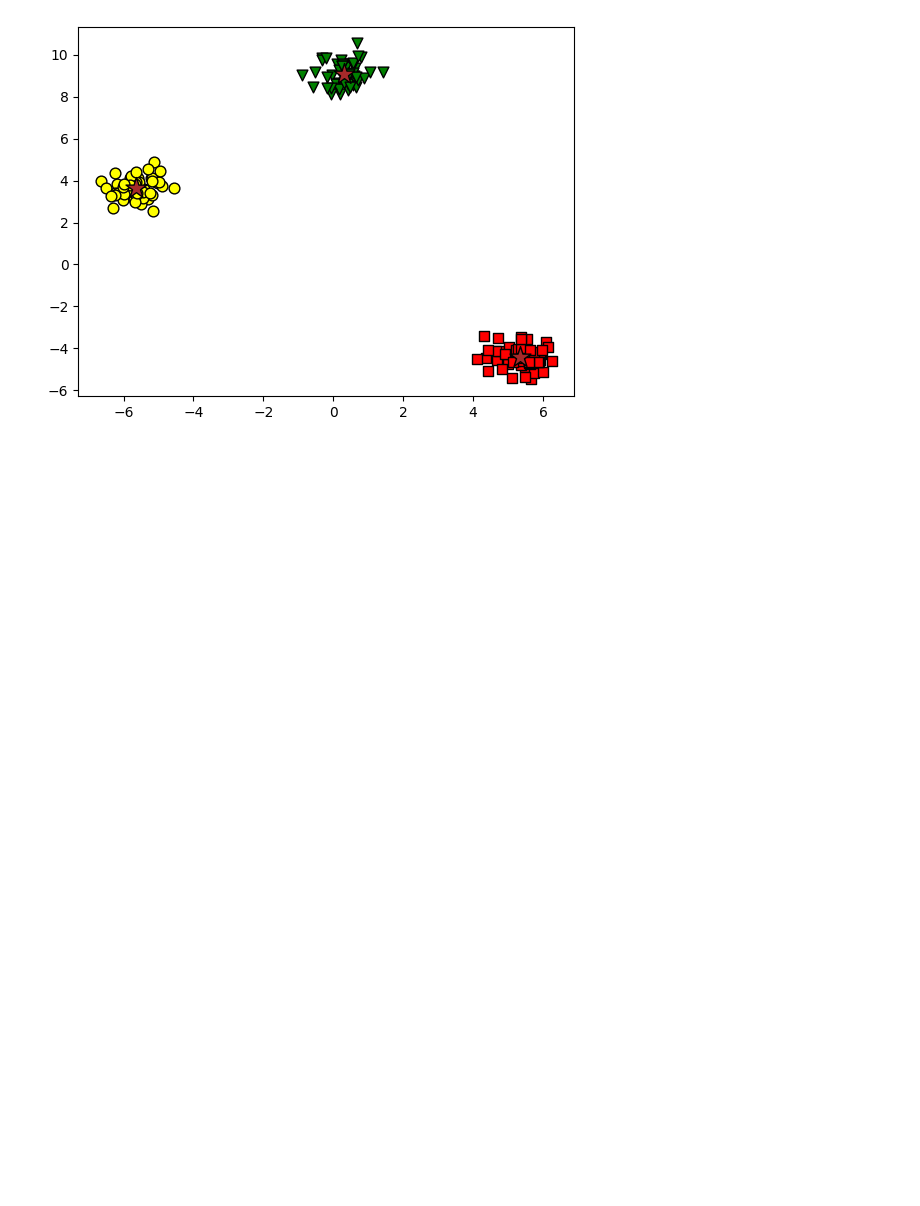
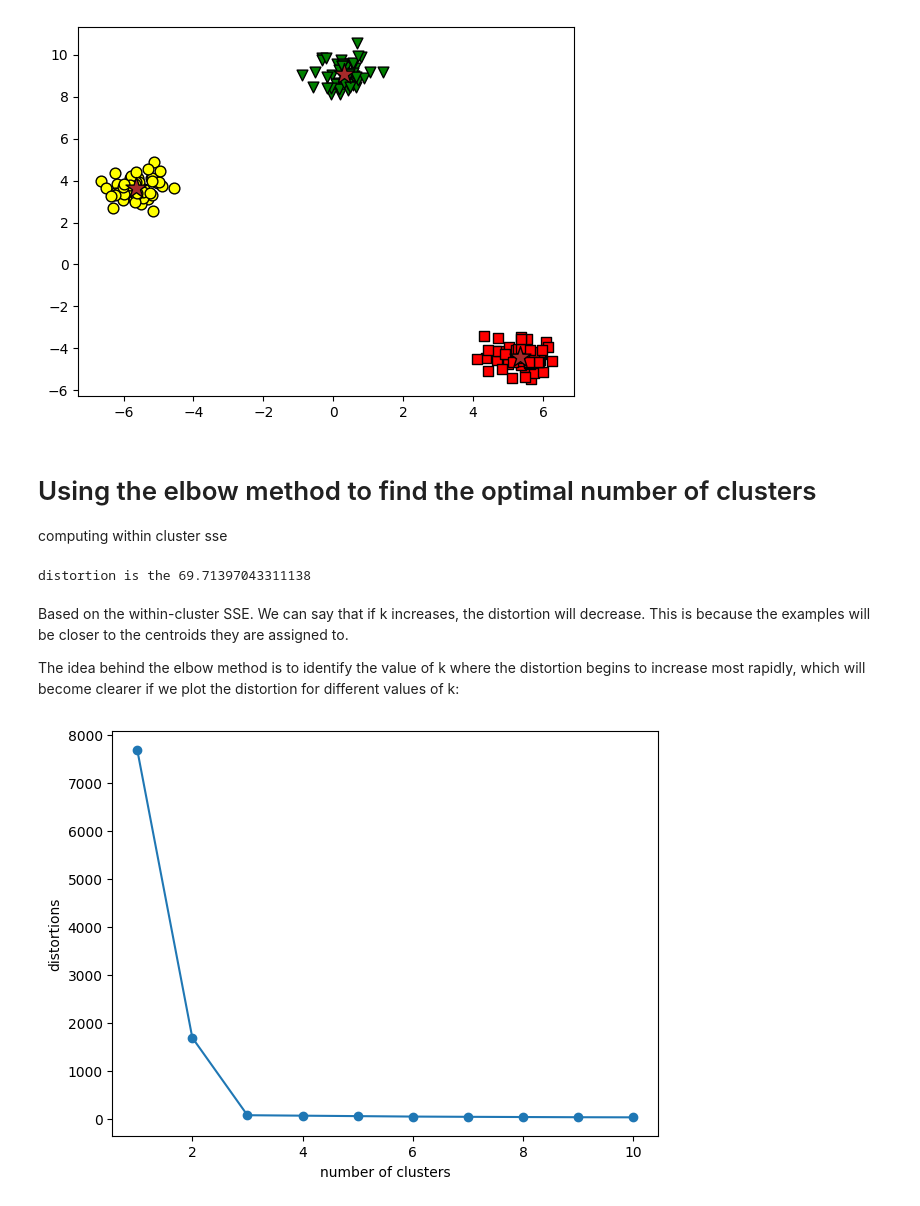
Before and after one commit to Wizard-hash2/group_clustering_unsupervised_analysis, a Jupyter notebook: working_file1.ipynb, the cells around one changed output. Saved outputs shown, nothing was run; the diff lists cells and outputs as text; code cells hidden in the pictures; blank space fills up the shorter version.

Commit message:
Fadher: ngenoh updates the kmeans and within class sse

```diff
--- a/working_file1.ipynb
+++ b/working_file1.ipynb
@@ -30,3 +30,30 @@ plt.scatter(km.cluster_centers_[:, 0], km.cluster_centers_[:, 1], label = "centr
 # %% [output]
 <matplotlib.collections.PathCollection at 0x...>
 [figure]
+# %% [markdown]
+# Using the elbow method to find the optimal number of clusters
+computing within cluster sse
+# %%
+print(f"distortion is the {km.inertia_}")
+# %% [output]
+distortion is the 69.71397043311138
+# %% [markdown]
+Based on the within-cluster SSE. We can say that if k increases, the distortion will decrease. This is because the examples will be closer to the centroids they are assigned to.
+
+The idea behind the elbow method is to identify the value of k where the distortion begins to increase most rapidly, which will become clearer if we plot the distortion for different values of k:
+# %%
+distortions = []
+
+for i in range(1,11):
+    km = KMeans(n_clusters= i, init = "k-means++", n_init = 10, max_iter = 300,tol = 1e-04, random_state= 23)
+    y_km = km.fit_predict(X)
+    distortions.append(km.inertia_)
+    # note  K-MEANS ++ LEADS TO THE MORE CONSISTENT RESULTS
+
+plt.plot(range(1,11), distortions, marker= 'o')
+plt.xlabel("number of clusters")
+plt.ylabel("distortions")
+plt.tight_layout()
+plt.show()
+# %% [output]
+[figure, added]
```
Also changed, not shown: parts of 2 cells of this notebook, 2 other files.
